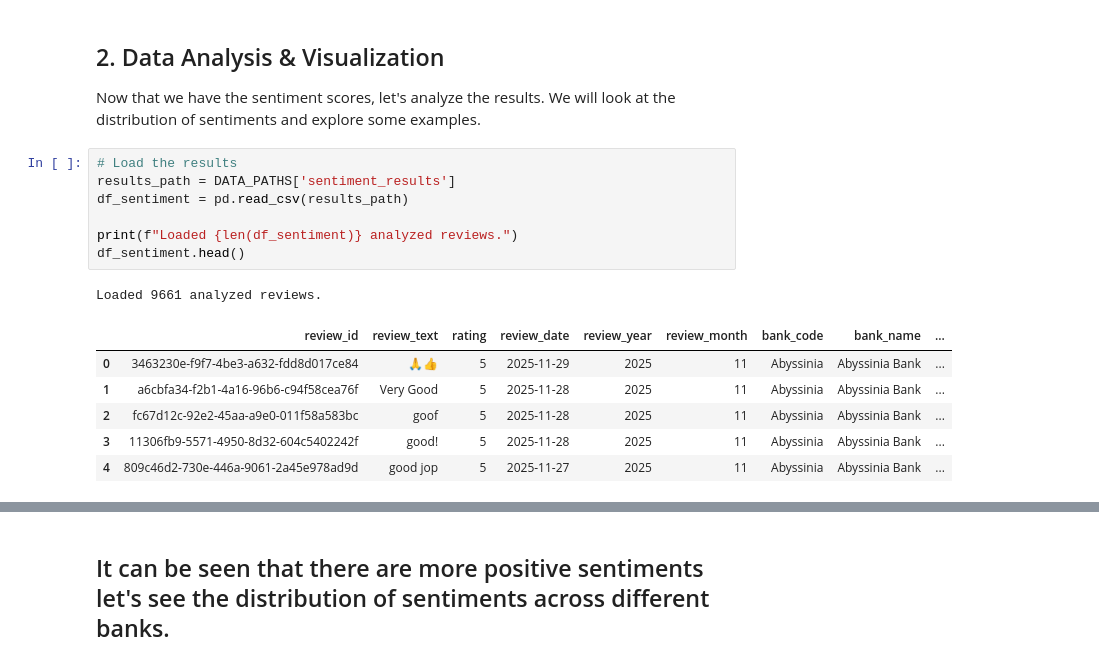
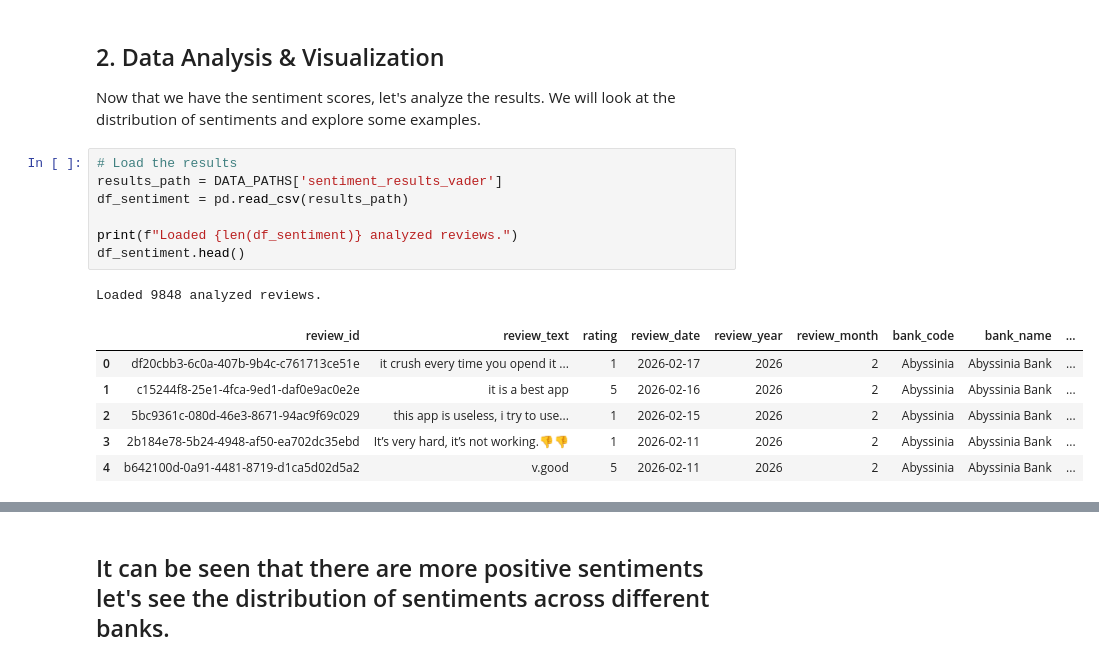
Before and after one commit to MYGBM/Customer-Experience-Analytics-for-Fintech-Apps, a Jupyter notebook: notebooks/vader_sentiment_analysis.ipynb, the cells around one changed output, grey strips where cells are left out. Drawn from its saved outputs; the diff is of its cells as text.

```diff
--- a/notebooks/vader_sentiment_analysis.ipynb
+++ b/notebooks/vader_sentiment_analysis.ipynb
@@ -87,19 +123,19 @@ Pipeline executed successfully.
 Now that we have the sentiment scores, let's analyze the results. We will look at the distribution of sentiments and explore some examples.
 # %%
 # Load the results
-results_path = DATA_PATHS['sentiment_results']
+results_path = DATA_PATHS['sentiment_results_vader']
 df_sentiment = pd.read_csv(results_path)
 
 print(f"Loaded {len(df_sentiment)} analyzed reviews.")
 df_sentiment.head()
 # %% [output]
-Loaded 9661 analyzed reviews.
+Loaded 9848 analyzed reviews.
 |  | review_id | review_text | rating | review_date | review_year | review_month | bank_code | bank_name | ... |
-| 0 | 3463230e-f9f7-4be3-a632-fdd8d017ce84 | 🙏👍 | 5 | 2025-11-29 | 2025 | 11 | Abyssinia | Abyssinia Bank | ... |
-| 1 | a6cbfa34-f2b1-4a16-96b6-c94f58cea76f | Very Good | 5 | 2025-11-28 | 2025 | 11 | Abyssinia | Abyssinia Bank | ... |
-| 2 | fc67d12c-92e2-45aa-a9e0-011f58a583bc | goof | 5 | 2025-11-28 | 2025 | 11 | Abyssinia | Abyssinia Bank | ... |
-| 3 | 11306fb9-5571-4950-8d32-604c5402242f | good! | 5 | 2025-11-28 | 2025 | 11 | Abyssinia | Abyssinia Bank | ... |
-| 4 | 809c46d2-730e-446a-9061-2a45e978ad9d | good jop | 5 | 2025-11-27 | 2025 | 11 | Abyssinia | Abyssinia Bank | ... |
+| 0 | df20cbb3-6c0a-407b-9b4c-c761713ce51e | it crush every time you opend it ... | 1 | 2026-02-17 | 2026 | 2 | Abyssinia | Abyssinia Bank | ... |
+| 1 | c15244f8-25e1-4fca-9ed1-daf0e9ac0e2e | it is a best app | 5 | 2026-02-16 | 2026 | 2 | Abyssinia | Abyssinia Bank | ... |
+| 2 | 5bc9361c-080d-46e3-8671-94ac9f69c029 | this app is useless, i try to use... | 1 | 2026-02-15 | 2026 | 2 | Abyssinia | Abyssinia Bank | ... |
+| 3 | 2b184e78-5b24-4948-af50-ea702dc35ebd | It’s very hard, it’s not working.👎👎 | 1 | 2026-02-11 | 2026 | 2 | Abyssinia | Abyssinia Bank | ... |
+| 4 | b642100d-0a91-4481-8719-d1ca5d02d5a2 | v.good | 5 | 2026-02-11 | 2026 | 2 | Abyssinia | Abyssinia Bank | ... |
 # %%
 # Sentiment Label Distribution
 plt.figure(figsize=(8, 5))
```
Also changed, not shown: parts of 16 cells of this notebook, 12 other files.
